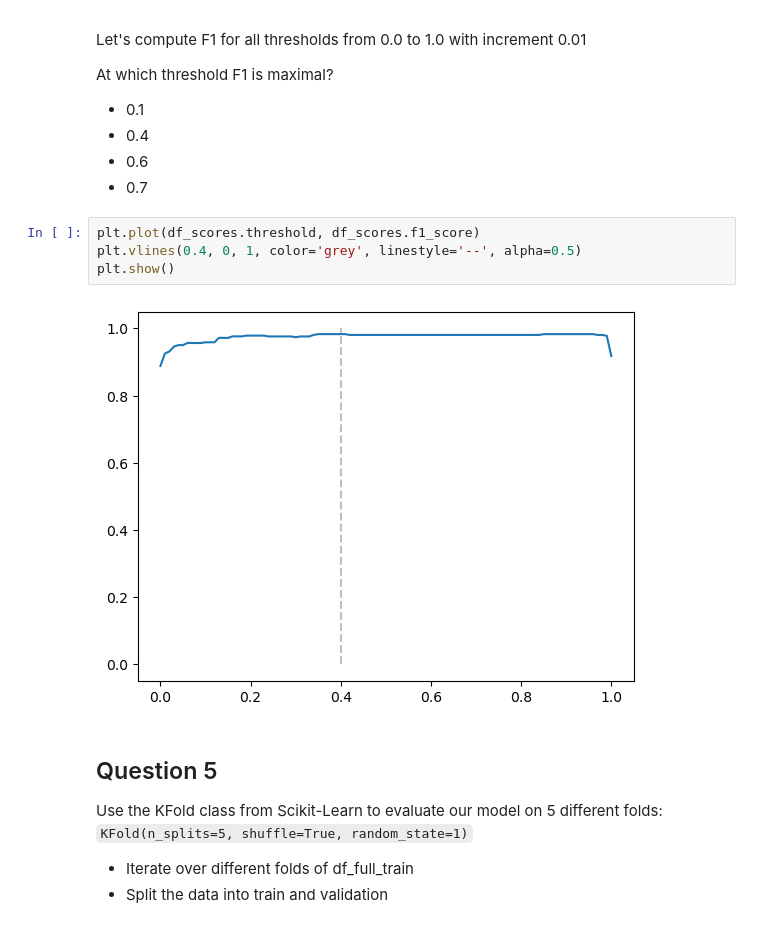
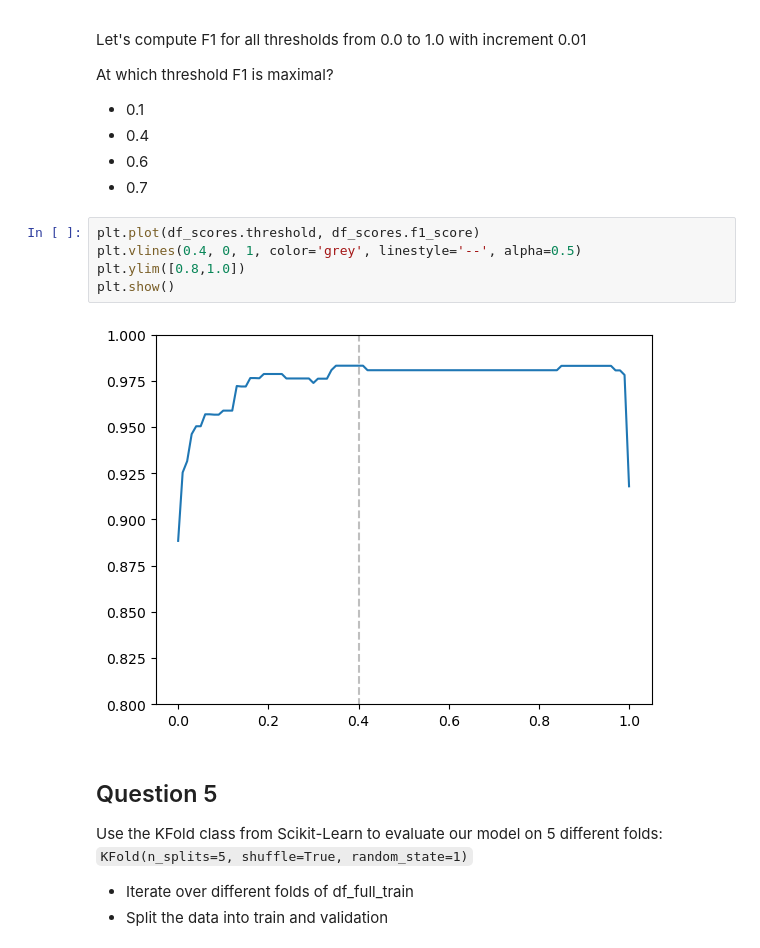
Before and after one commit to syslogist/ml_zoomcamp, a Jupyter notebook: homeworks/Homework4.ipynb, the cells around one changed output. Drawn from its saved outputs; the diff is of its cells as text.

```diff
--- a/homeworks/Homework4.ipynb
+++ b/homeworks/Homework4.ipynb
@@ -259,9 +264,10 @@ At which threshold F1 is maximal?
 # %%
 plt.plot(df_scores.threshold, df_scores.f1_score)
 plt.vlines(0.4, 0, 1, color='grey', linestyle='--', alpha=0.5)
+plt.ylim([0.8,1.0])
 plt.show()
 # %% [output]
-[figure, old version]
+[figure, new version]
 # %% [markdown]
 ## Question 5
 Use the KFold class from Scikit-Learn to evaluate our model on 5 different folds:
```
Also changed, not shown: parts of 10 cells of this notebook.
